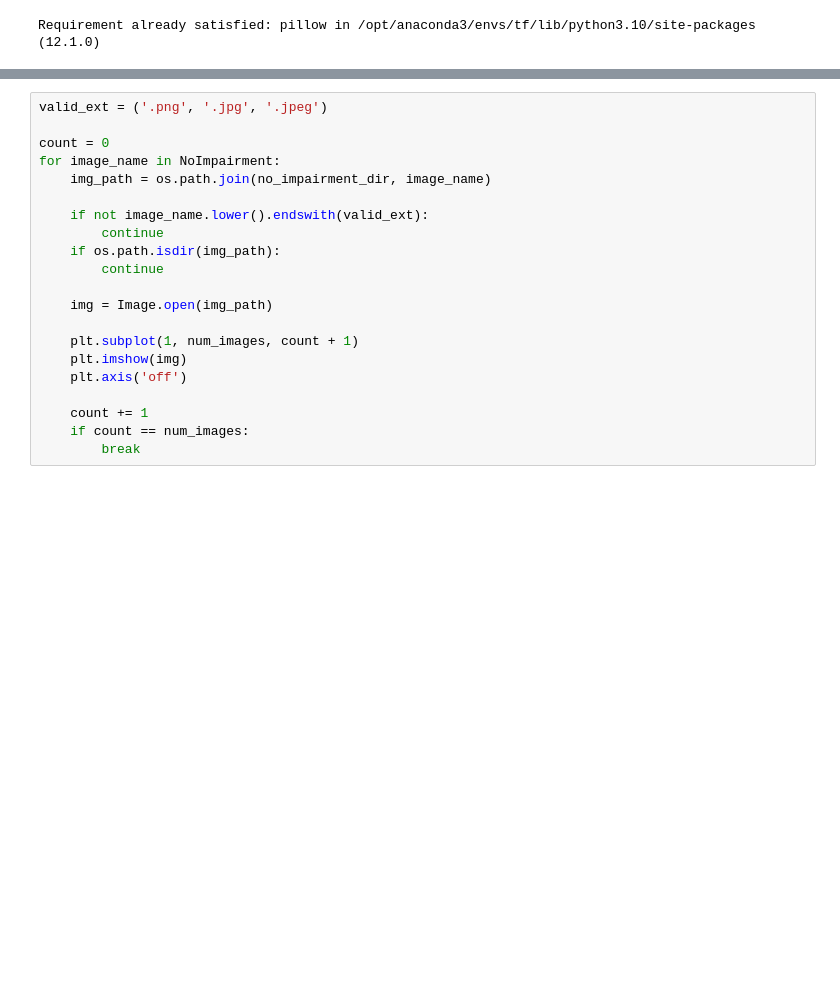
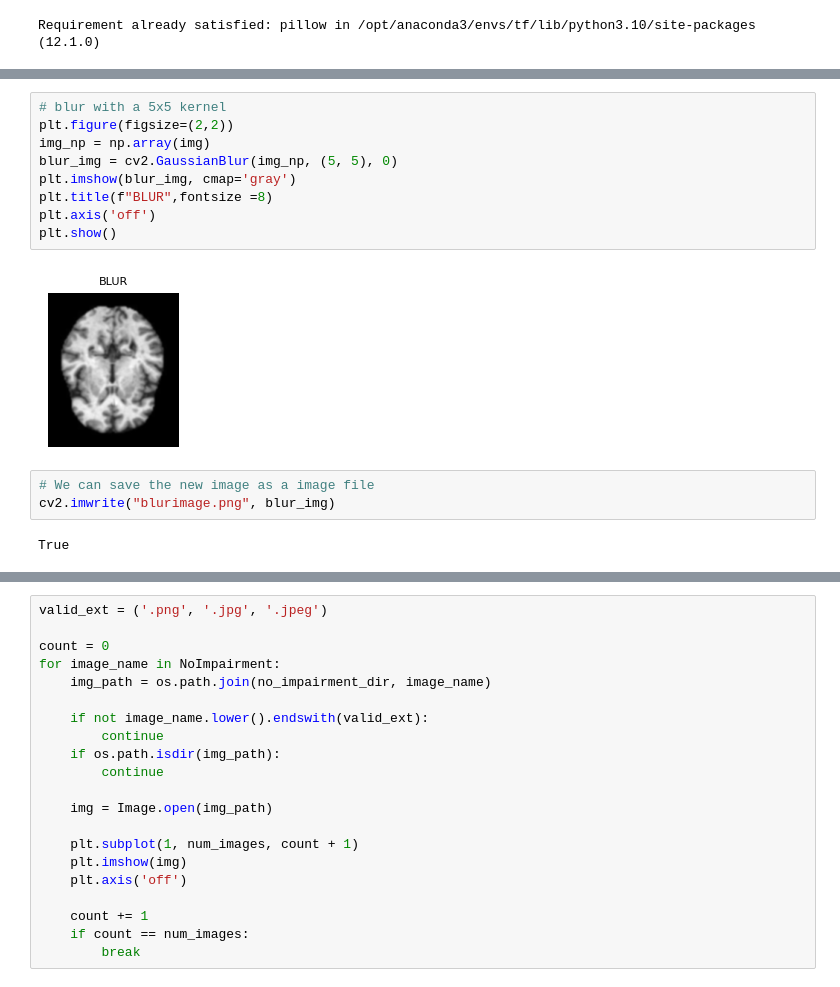
Before and after one commit to maisiev/Predicting-Dementia-Severity, a Jupyter notebook: Dementia_Predicting.ipynb, the cells around one changed output, grey strips where cells are left out. Cells and saved outputs as stored; diff of their text form; blank space fills up the shorter version.

```diff
--- a/Dementia_Predicting.ipynb
+++ b/Dementia_Predicting.ipynb
@@ -180,0 +202,16 @@ for i, name in enumerate(image_names[:num_images]):
+# %%
+# blur with a 5x5 kernel
+plt.figure(figsize=(2,2))
+img_np = np.array(img)
+blur_img = cv2.GaussianBlur(img_np, (5, 5), 0)
+plt.imshow(blur_img, cmap='gray')
+plt.title(f"BLUR",fontsize =8)
+plt.axis('off')
+plt.show()
+# %% [output]
+[figure, added]
+# %%
+# We can save the new image as a image file
+cv2.imwrite("blurimage.png", blur_img)
+# %% [output]
+True
```
Also changed, not shown: parts of 13 cells of this notebook.
